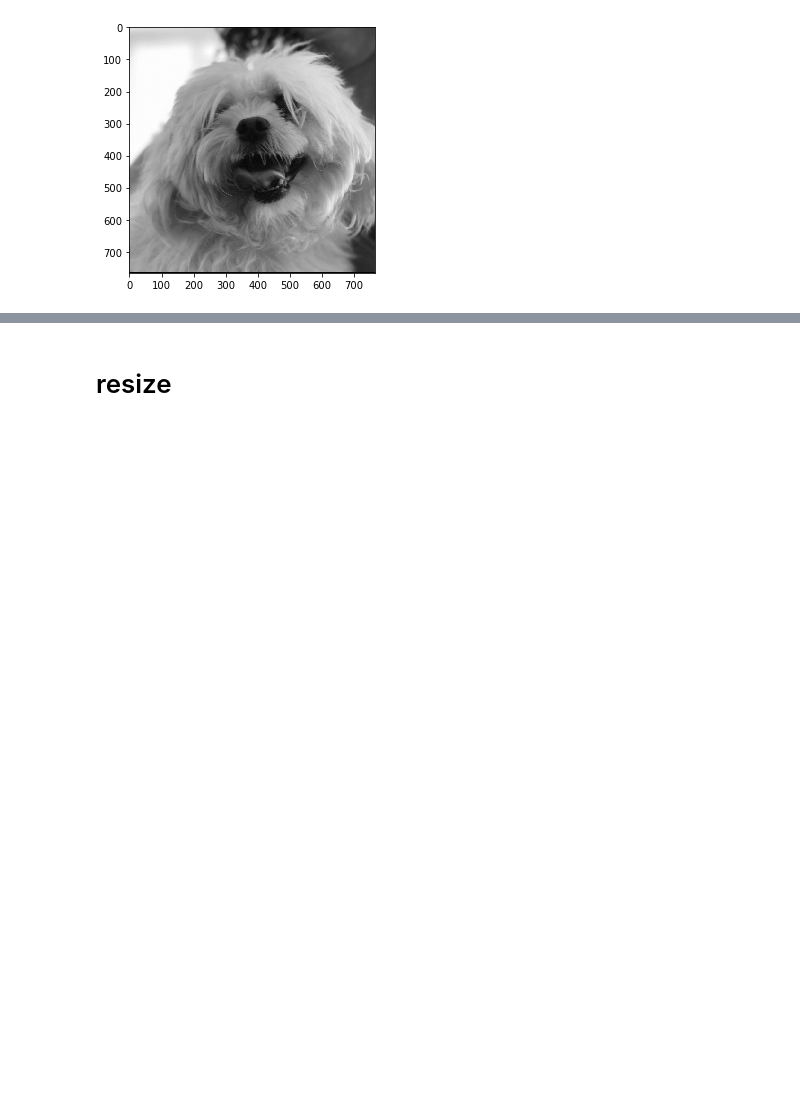
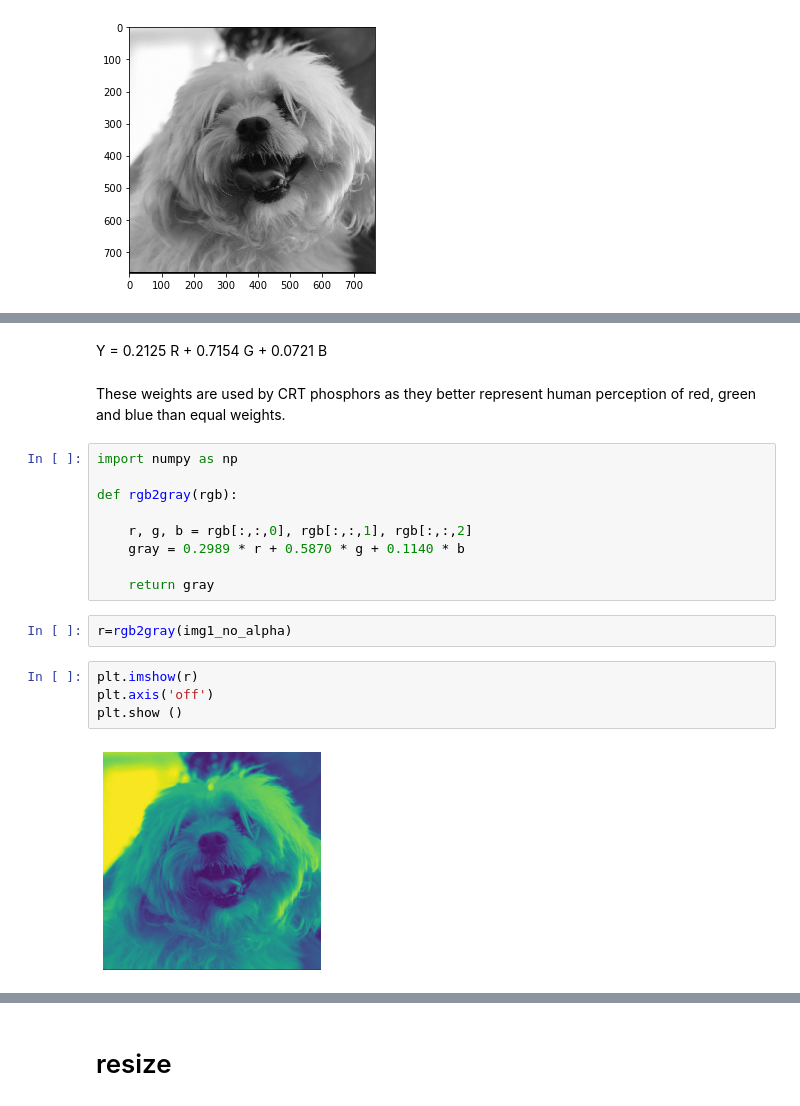
Before and after one commit to taghizadeh598/Image_processing, a Jupyter notebook: image processing-1.ipynb, the cells around one changed output, grey strips where cells are left out. Drawn from its saved outputs; the diff is of its cells as text; blank space fills up the shorter version.

```diff
--- a/image processing-1.ipynb
+++ b/image processing-1.ipynb
@@ -220,2 +225,23 @@ imshow(image_gray)
+# %% [markdown]
+Y = 0.2125 R + 0.7154 G + 0.0721 B
+# %% [markdown]
+These weights are used by CRT phosphors as they better represent human perception of red, green and blue than equal weights.
+# %%
+import numpy as np
+
+def rgb2gray(rgb):
+
+    r, g, b = rgb[:,:,0], rgb[:,:,1], rgb[:,:,2]
+    gray = 0.2989 * r + 0.5870 * g + 0.1140 * b
+
+    return gray
+# %%
+r=rgb2gray(img1_no_alpha)
+# %%
+plt.imshow(r)
+plt.axis('off')
+plt.show ()
+# %% [output]
+[figure, added]
 # %%
 
```
Also changed, not shown: parts of 24 cells of this notebook.
